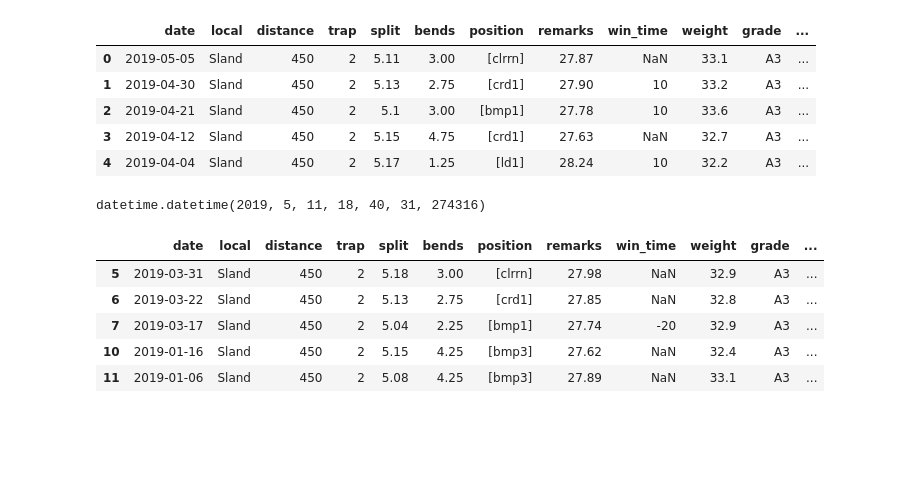
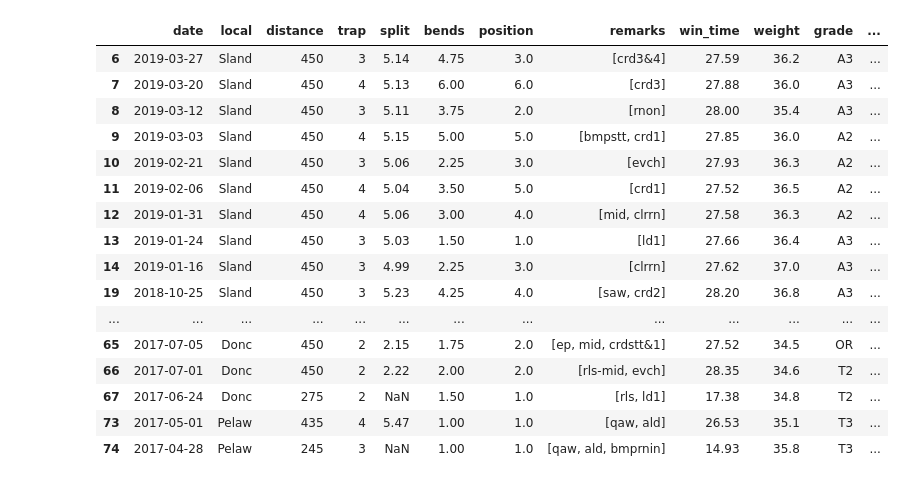
Before and after one commit to brunowenzel07/pyhounds, a Jupyter notebook: jupyter/dogs_stats.ipynb, the cells around one changed output. Cells and saved outputs as stored; diff of their text form; code cells hidden in the pictures; blank space fills up the shorter version.

Commit message:
some modifications in stats of dogs

```diff
--- a/jupyter/dogs_stats.ipynb
+++ b/jupyter/dogs_stats.ipynb
@@ -34,7 +39,7 @@ def normalize(row, t_):
         if t_ == "int":
             return np.int(row.text)
     except Exception as e:
-        return "NaN"
+        return float("NaN")
 # %%
 stats = list()
 for tr in result_page.find("table", {"id":"sortableTable"}).find("tbody").find_all("tr", class_="row"):
@@ -46,9 +51,9 @@ for tr in result_page.find("table", {"id":"sortableTable"}).find("tbody").find_a
         normalize(c[3],  "only_digits"),
         normalize(c[4],  "float"),
         normalize(c[5],  "bends"),
+        normalize(c[6],  "only_digits"),
         normalize(c[9],  "remarks"),
         normalize(c[10], "float"),
-        normalize(c[11], "float"),
         normalize(c[12], "float"),
         normalize(c[14], "text"),
         normalize(c[15], "float"),
@@ -71,15 +76,24 @@ stats = pd.DataFrame(stats, columns=[
+# %%
+stats = stats.dropna(subset=["position"], axis=0)
 # %%
-stats.head()
+stats
 # %% [output]
 |  | date | local | distance | trap | split | bends | position | remarks | win_time | weight | grade | ... |
-| 0 | 2019-05-05 | Sland | 450 | 2 | 5.11 | 3.00 | [clrrn] | 27.87 | NaN | 33.1 | A3 | ... |
-| 1 | 2019-04-30 | Sland | 450 | 2 | 5.13 | 2.75 | [crd1] | 27.90 | 10 | 33.2 | A3 | ... |
-| 2 | 2019-04-21 | Sland | 450 | 2 | 5.1 | 3.00 | [bmp1] | 27.78 | 10 | 33.6 | A3 | ... |
-| 3 | 2019-04-12 | Sland | 450 | 2 | 5.15 | 4.75 | [crd1] | 27.63 | NaN | 32.7 | A3 | ... |
-| 4 | 2019-04-04 | Sland | 450 | 2 | 5.17 | 1.25 | [ld1] | 28.24 | 10 | 32.2 | A3 | ... |
+| 6 | 2019-03-27 | Sland | 450 | 3 | 5.14 | 4.75 | 3.0 | [crd3&4] | 27.59 | 36.2 | A3 | ... |
+| 7 | 2019-03-20 | Sland | 450 | 4 | 5.13 | 6.00 | 6.0 | [crd3] | 27.88 | 36.0 | A3 | ... |
+| 8 | 2019-03-12 | Sland | 450 | 3 | 5.11 | 3.75 | 2.0 | [rnon] | 28.00 | 35.4 | A3 | ... |
+| 9 | 2019-03-03 | Sland | 450 | 4 | 5.15 | 5.00 | 5.0 | [bmpstt, crd1] | 27.85 | 36.0 | A2 | ... |
+| 10 | 2019-02-21 | Sland | 450 | 3 | 5.06 | 2.25 | 3.0 | [evch] | 27.93 | 36.3 | A2 | ... |
+| 11 | 2019-02-06 | Sland | 450 | 4 | 5.04 | 3.50 | 5.0 | [crd1] | 27.52 | 36.5 | A2 | ... |
+| 12 | 2019-01-31 | Sland | 450 | 4 | 5.06 | 3.00 | 4.0 | [mid, clrrn] | 27.58 | 36.3 | A2 | ... |
+| 13 | 2019-01-24 | Sland | 450 | 3 | 5.03 | 1.50 | 1.0 | [ld1] | 27.66 | 36.4 | A3 | ... |
+| 14 | 2019-01-16 | Sland | 450 | 3 | 4.99 | 2.25 | 3.0 | [clrrn] | 27.62 | 37.0 | A3 | ... |
+| 19 | 2018-10-25 | Sland | 450 | 3 | 5.23 | 4.25 | 4.0 | [saw, crd2] | 28.20 | 36.8 | A3 | ... |
+| ... | ... | ... | ... | ... | ... | ... | ... | ... | ... | ... | ... | ... |
+| 65 | 2017-07-05 | Donc | 450 | 2 | 2.15 | 1.75 | 2.0 | [ep, mid, crdstt&1] | 27.52 | 34.5 | OR | ... |
+| 66 | 2017-07-01 | Donc | 450 | 2 | 2.22 | 2.00 | 2.0 | [rls-mid, evch] | 28.35 | 34.6 | T2 | ... |
+| 67 | 2017-06-24 | Donc | 275 | 2 | NaN | 1.50 | 1.0 | [rls, ld1] | 17.38 | 34.8 | T2 | ... |
+| 73 | 2017-05-01 | Pelaw | 435 | 4 | 5.47 | 1.00 | 1.0 | [qaw, ald] | 26.53 | 35.1 | T3 | ... |
+| 74 | 2017-04-28 | Pelaw | 245 | 3 | NaN | 1.00 | 1.0 | [qaw, ald, bmprnin] | 14.93 | 35.8 | T3 | ... |
-# %%
-datetime.now()
-# %% [output]
-datetime.datetime(2019, 5, 11, 18, 40, 31, 274316)
 # %%
 stats = stats[stats["date"] < race[1]]
@@ -88,9 +99,0 @@ stats_grade = stats[stats["grade"] == race[2]]
-# %%
-stats_grade
-# %% [output]
-|  | date | local | distance | trap | split | bends | position | remarks | win_time | weight | grade | ... |
-| 5 | 2019-03-31 | Sland | 450 | 2 | 5.18 | 3.00 | [clrrn] | 27.98 | NaN | 32.9 | A3 | ... |
-| 6 | 2019-03-22 | Sland | 450 | 2 | 5.13 | 2.75 | [crd1] | 27.85 | NaN | 32.8 | A3 | ... |
-| 7 | 2019-03-17 | Sland | 450 | 2 | 5.04 | 2.25 | [bmp1] | 27.74 | -20 | 32.9 | A3 | ... |
-| 10 | 2019-01-16 | Sland | 450 | 2 | 5.15 | 4.25 | [bmp3] | 27.62 | NaN | 32.4 | A3 | ... |
-| 11 | 2019-01-06 | Sland | 450 | 2 | 5.08 | 4.25 | [bmp3] | 27.89 | NaN | 33.1 | A3 | ... |
```
Also changed, not shown: parts of 8 cells of this notebook, 7 other files.
